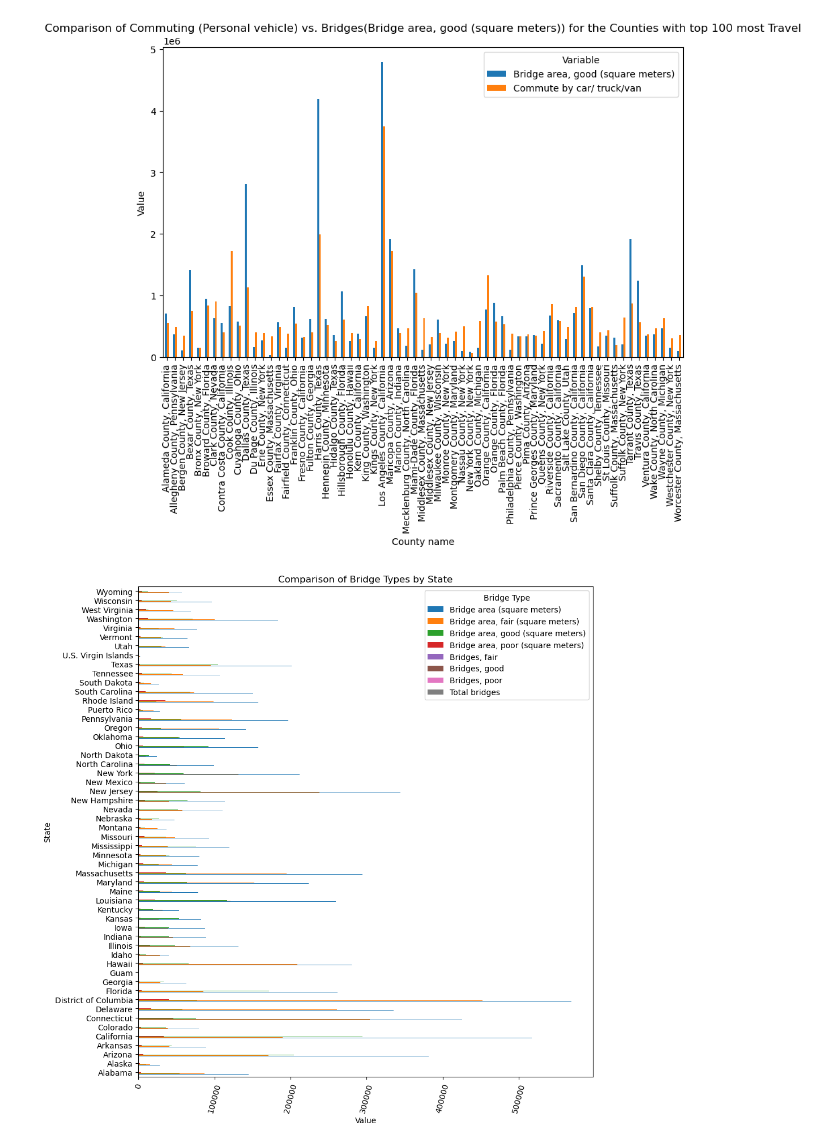
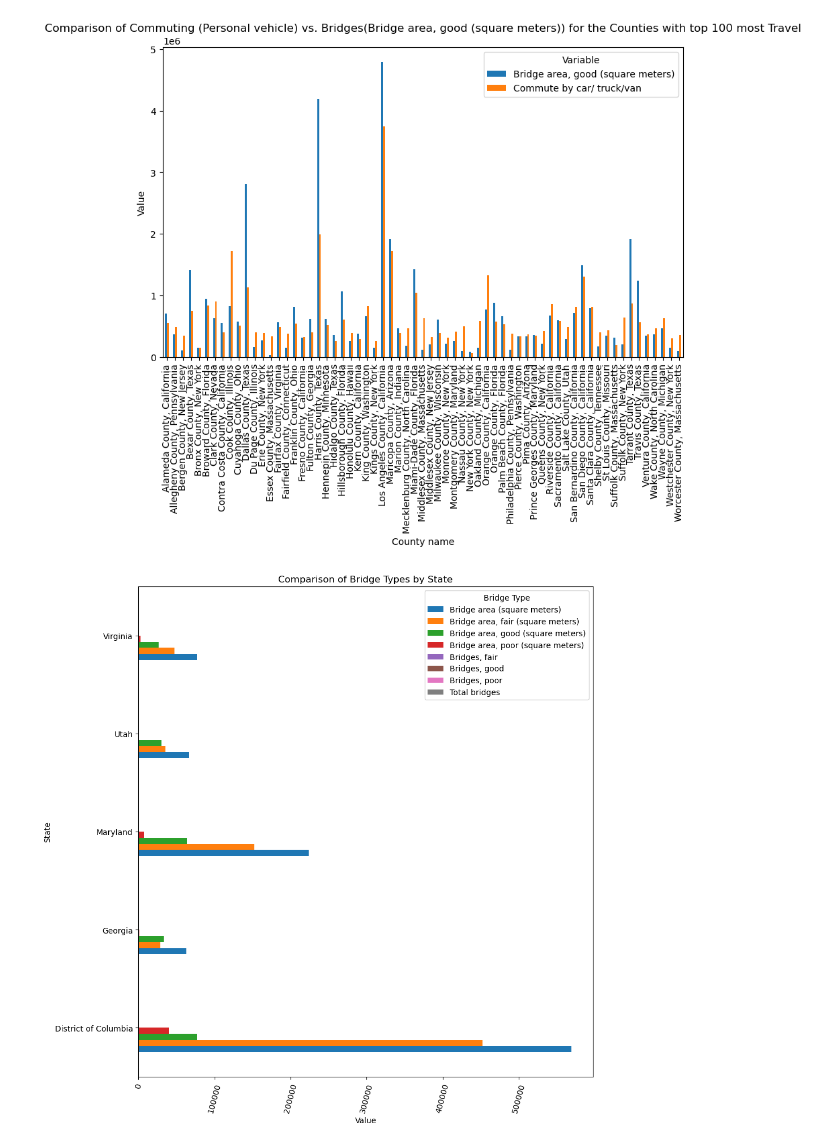
Before and after one commit to rpi11/DSAN5200-final_project, a Jupyter notebook: FinalProject/ZENAN/bridge.ipynb, the cells around one changed output. Drawn from its saved outputs; the diff is of its cells as text; code cells hidden in the pictures.

```diff
--- a/FinalProject/ZENAN/bridge.ipynb
+++ b/FinalProject/ZENAN/bridge.ipynb
@@ -64,15 +46,16 @@ plt.show()
 [figure]
 # %%
 bridge = df[df['Category'] == 'Bridges']
+bridge = bridge[bridge['State'].isin(["Georgia", "Utah", "Maryland", "Virginia", "District of Columbia"])]
 pivoted_df = bridge.pivot_table(index='State', columns='Variable', values='Value', aggfunc='mean')
 
 ax = pivoted_df.plot(kind='barh', figsize=(10, 10))
 plt.xlabel('Value')
 plt.ylabel('State')
-plt.title('Comparison of Bridge Types by State')
+plt.title('Comparison of Bridge Types by Selected States')
 plt.xticks(rotation=75)
 plt.legend(title='Bridge Type')
 plt.tight_layout()
 plt.show()
 # %% [output]
-[figure, old version]
+[figure, new version]
```
Also changed, not shown: parts of 1 cell of this notebook, 4 other files.
